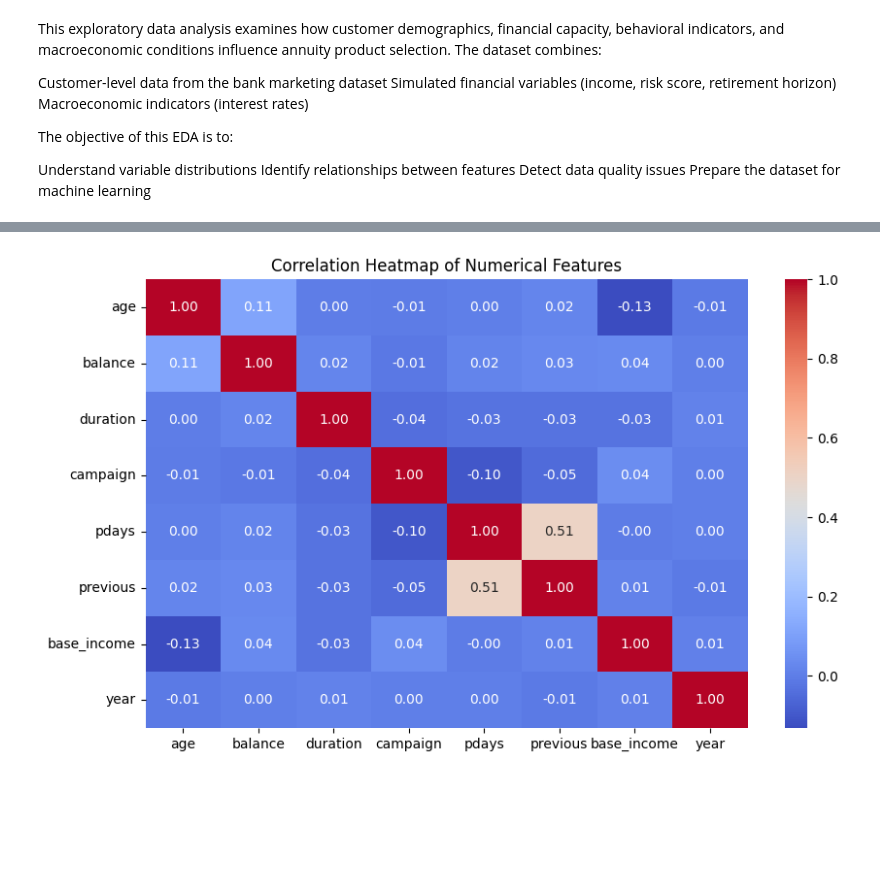
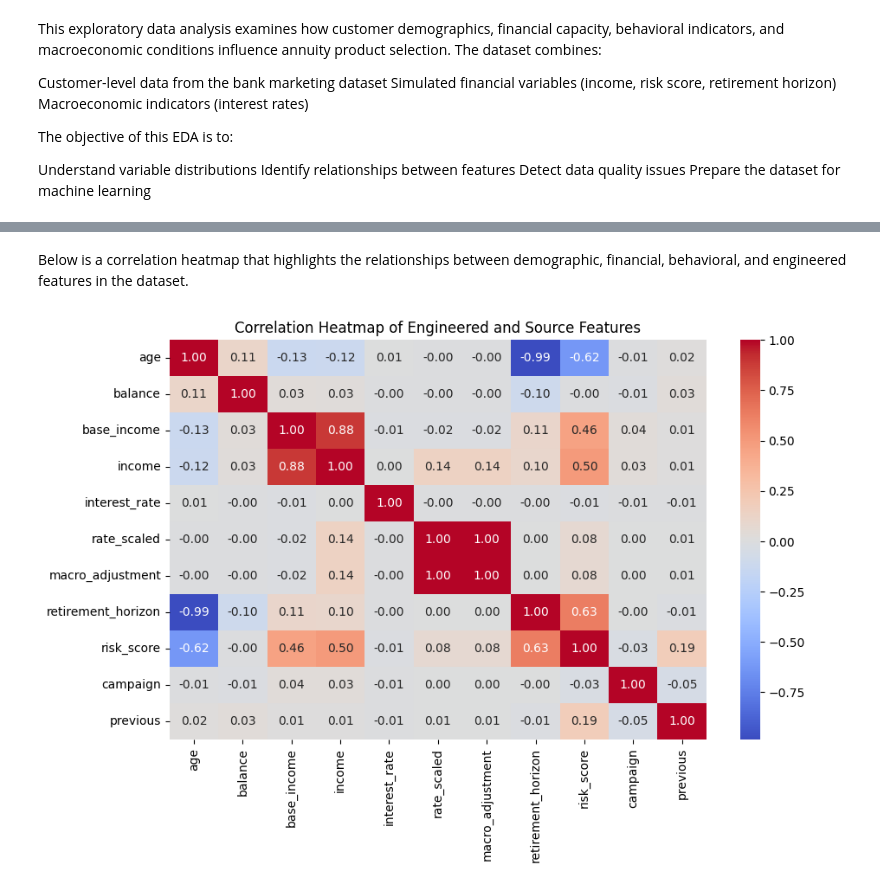
Before and after one commit to IT4063C-Spring26/final-project-slaibne, a Jupyter notebook: source.ipynb, the cells around one changed output, grey strips where cells are left out. Saved outputs shown, nothing was run; the diff lists cells and outputs as text; code cells hidden in the pictures; blank space fills up the shorter version.

Commit message:
Completed data transformation section and machine learning plan

```diff
--- a/source.ipynb
+++ b/source.ipynb
@@ -497,21 +513,26 @@ plt.show()
+# %% [markdown]
+Below is a correlation heatmap that highlights the relationships between demographic, financial, behavioral, and engineered features in the dataset.
 # %%
 plt.figure(figsize=(10,6))
 
 numeric_cols = [
-    "age",
-    "balance",
-    "duration",
-    "campaign",
-    "pdays",
-    "previous",
-    "base_income",
-    "year"
+    "age", # core demographic
+    "balance", # raw financial behavior
+    "base_income", # engineered baseline income
+    "income", # final income after macro adjustment and noise
+    "interest_rate", # macroeconomic factor
+    "rate_scaled", # transformation
+    "macro_adjustment", # macroeconomic adjustment
+    "retirement_horizon", # lifetime financial planning # lifecycle
+    "risk_score", # risk assessment # key engineered feature
+    "campaign", # marketing campaign  # behavioral
+    "previous" # previous contact history # behavioral
 ]
 
 corr = base[numeric_cols].corr()
 
 sns.heatmap(corr, annot=True, cmap="coolwarm", fmt=".2f")
-plt.title("Correlation Heatmap of Numerical Features")
+plt.title("Correlation Heatmap of Engineered and Source Features")
 plt.show()
 # %% [output]
-[figure, old version]
+[figure, new version]
```
Also changed, not shown: parts of 61 cells of this notebook, 1 other file.
